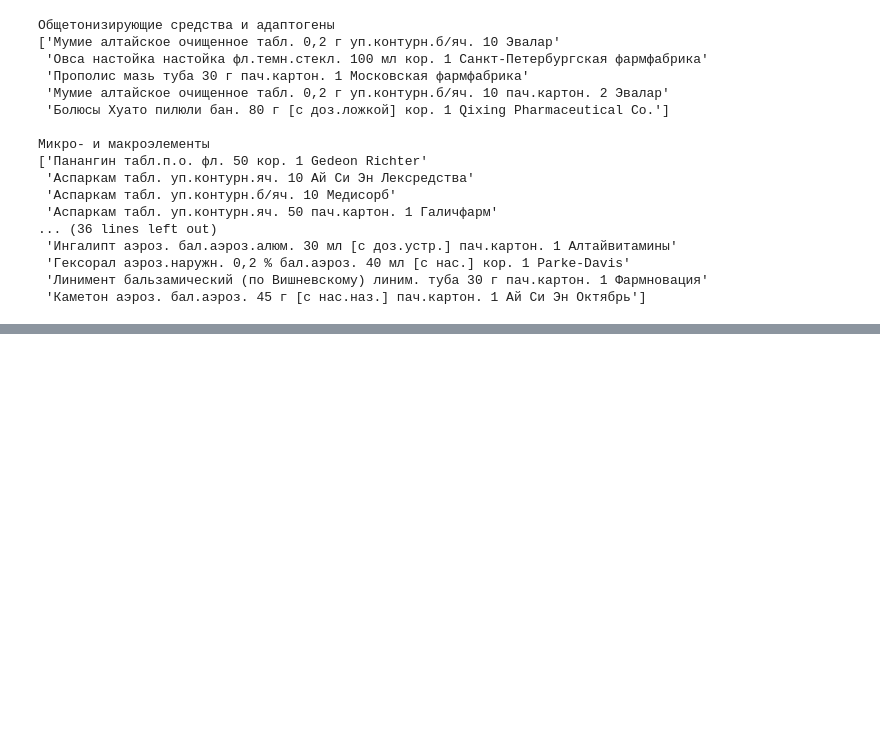
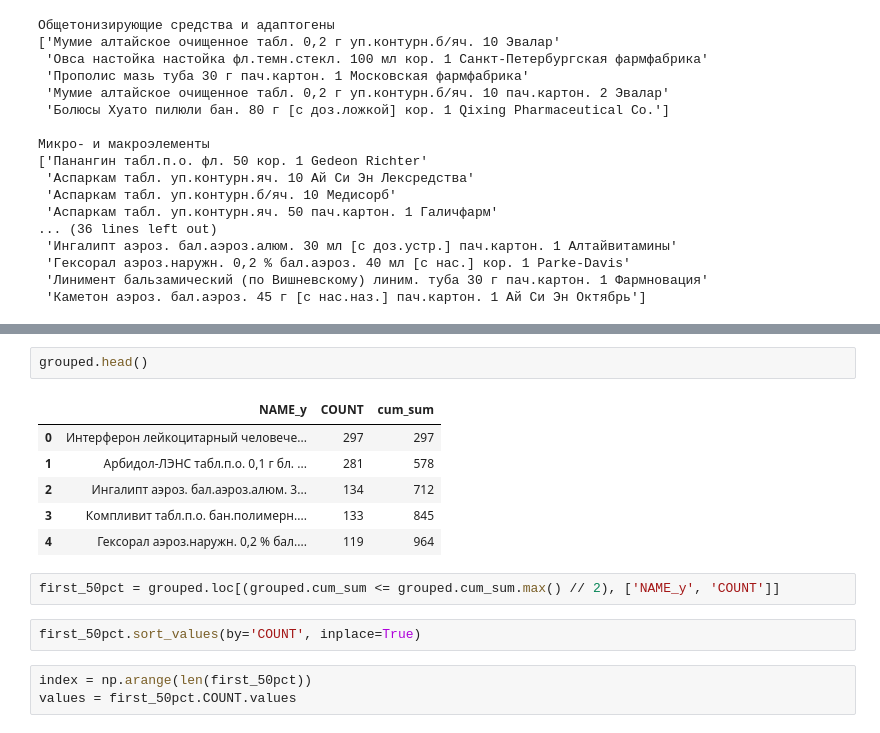
Before and after one commit to ademyanchuk/data_analys_labs, a Jupyter notebook: Lab2/lab2.ipynb, the cells around one changed output, grey strips where cells are left out. Saved outputs shown, nothing was run; the diff lists cells and outputs as text; blank space fills up the shorter version.

```diff
--- a/Lab2/lab2.ipynb
+++ b/Lab2/lab2.ipynb
@@ -448,0 +496,16 @@ for group in grouped.FKGNAME.unique():
+# %%
+grouped.head()
+# %% [output]
+|  | NAME_y | COUNT | cum_sum |
+| 0 | Интерферон лейкоцитарный человече... | 297 | 297 |
+| 1 | Арбидол-ЛЭНС табл.п.о. 0,1 г бл. ... | 281 | 578 |
+| 2 | Ингалипт аэроз. бал.аэроз.алюм. 3... | 134 | 712 |
+| 3 | Компливит табл.п.о. бан.полимерн.... | 133 | 845 |
+| 4 | Гексорал аэроз.наружн. 0,2 % бал.... | 119 | 964 |
+# %%
+first_50pct = grouped.loc[(grouped.cum_sum <= grouped.cum_sum.max() // 2), ['NAME_y', 'COUNT']]
+# %%
+first_50pct.sort_values(by='COUNT', inplace=True)
+# %%
+index = np.arange(len(first_50pct))
+values = first_50pct.COUNT.values
```
Also changed, not shown: parts of 12 cells of this notebook.
